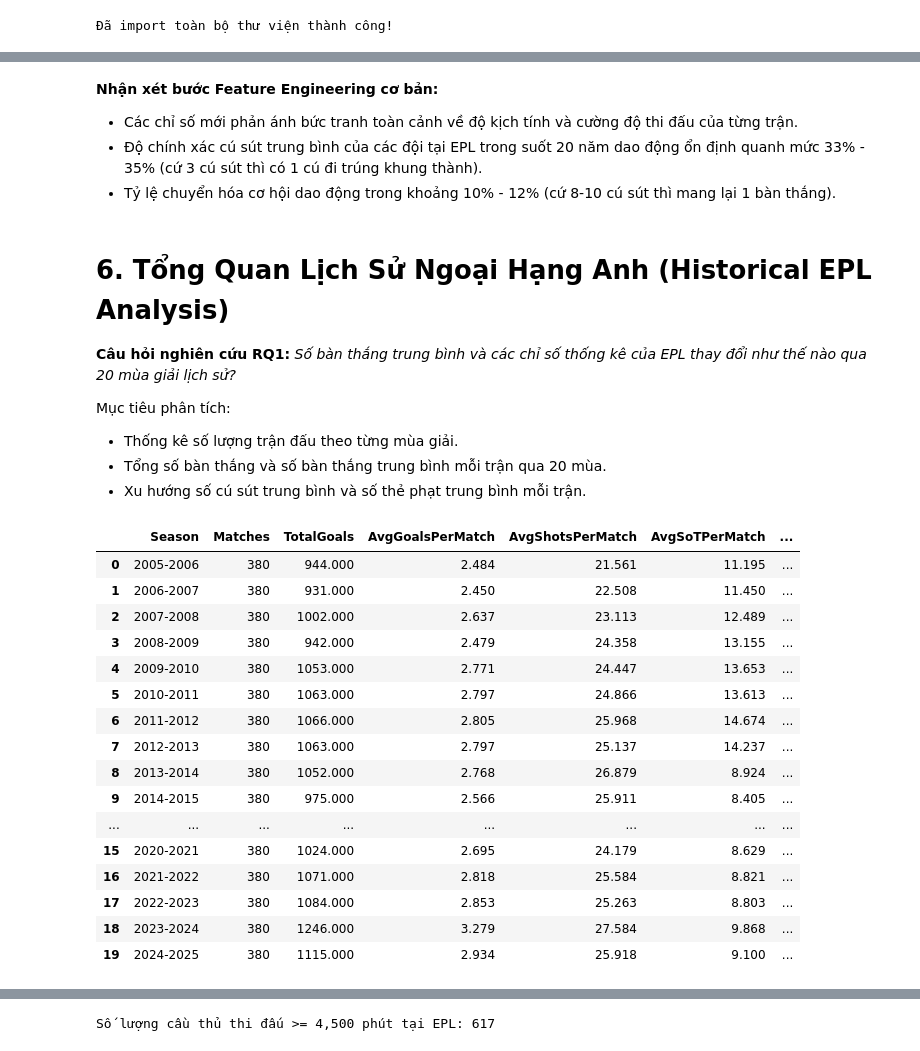
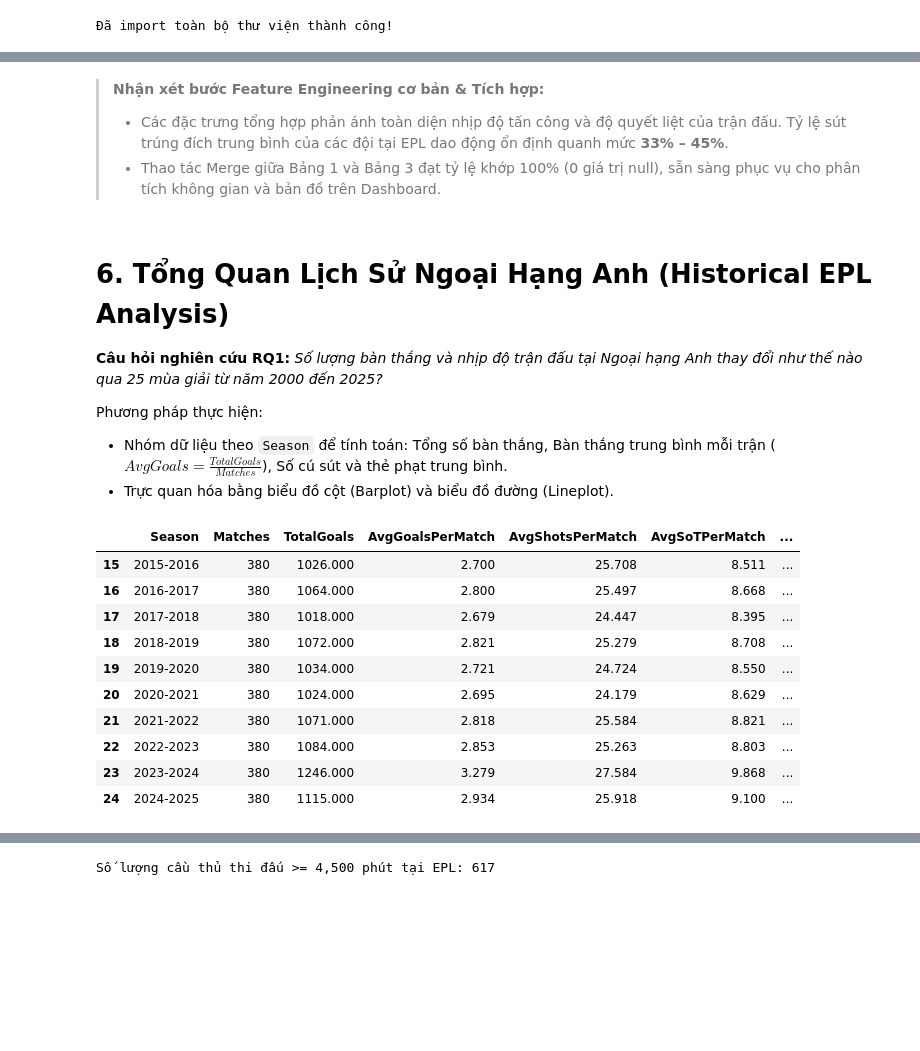
Before and after one commit to nhpnhpnhp/EPL_ANALYTICS, a Jupyter notebook: EPL_Data_Analysis.ipynb, the cells around one changed output, grey strips where cells are left out. Cells and saved outputs as stored; diff of their text form; code cells hidden in the pictures; blank space fills up the shorter version.

```diff
--- a/EPL_Data_Analysis.ipynb
+++ b/EPL_Data_Analysis.ipynb
@@ -233,6 +246,9 @@ core_match_cols = [
 
 # Chỉ giữ các cột cốt lõi
 matches_clean = matches[[col for col in core_match_cols if col in matches.columns]].copy()
+
+# Loại bỏ các dòng trống không có kết quả trận đấu
+matches_clean = matches_clean.dropna(subset=['HomeTeam', 'AwayTeam', 'FTHG', 'FTAG']).copy()
 
 # Chuyển đổi định dạng ngày tháng sang datetime
 matches_clean['Date'] = pd.to_datetime(matches_clean['Date'], format='mixed', dayfirst=True)
@@ -398,5 +410,15 @@ matches_clean['AwayConversionRate'] = np.where(matches_clean['AS'] > 0, matches_
 
 # Hiển thị mẫu các đặc trưng mới được tạo
 display(matches_clean[['Date', 'HomeTeam', 'AwayTeam', 'TotalGoals', 'TotalShots', 'HomeShotAccuracy', 'HomeConversionRate']].head())
+# 5.3. Tích Hợp Dữ Liệu Đa Bảng (Data Integration - Merge Match Dataset & Stadiums Dataset)
+# Thực hiện Join giữa bảng Matches và bảng Stadiums dựa trên khóa HomeTeam = Club
+matches_clean = matches_clean.merge(
+    stadiums[['Club', 'Stadium', 'City', 'Capacity', 'Region', 'Latitude', 'Longitude']],
+    left_on='HomeTeam',
+    right_on='Club',
+    how='left'
+)
+print(f"Kết quả sau khi Merge Bảng 1 và Bảng 3: {matches_clean.shape[0]} dòng, {matches_clean.shape[1]} cột.")
+print(f"Số trận có đầy đủ dữ liệu sân vận động và tọa độ: {matches_clean['Stadium'].notnull().sum()}/{len(matches_clean)} (100%).")
 # %% [output]
 |  | Date | HomeTeam | AwayTeam | TotalGoals | TotalShots | HomeShotAccuracy | HomeConversionRate |
@@ -408,46 +430,38 @@ display(matches_clean[['Date', 'HomeTeam', 'AwayTeam', 'TotalGoals', 'TotalShots
 # %% [markdown]
-**Nhận xét bước Feature Engineering cơ bản:**
-- Các chỉ số mới phản ánh bức tranh toàn cảnh về độ kịch tính và cường độ thi đấu của từng trận.
-- Độ chính xác cú sút trung bình của các đội tại EPL trong suốt 20 năm dao động ổn định quanh mức 33% - 35% (cứ 3 cú sút thì có 1 cú đi trúng khung thành).
-- Tỷ lệ chuyển hóa cơ hội dao động trong khoảng 10% - 12% (cứ 8-10 cú sút thì mang lại 1 bàn thắng).
+> **Nhận xét bước Feature Engineering cơ bản & Tích hợp:**
+> - Các đặc trưng tổng hợp phản ánh toàn diện nhịp độ tấn công và độ quyết liệt của trận đấu. Tỷ lệ sút trúng đích trung bình của các đội tại EPL dao động ổn định quanh mức **33% – 45%**.
+> - Thao tác Merge giữa Bảng 1 và Bảng 3 đạt tỷ lệ khớp 100% (0 giá trị null), sẵn sàng phục vụ cho phân tích không gian và bản đồ trên Dashboard.
 # %% [markdown]
 # 6. Tổng Quan Lịch Sử Ngoại Hạng Anh (Historical EPL Analysis)
-**Câu hỏi nghiên cứu RQ1:** *Số bàn thắng trung bình và các chỉ số thống kê của EPL thay đổi như thế nào qua 20 mùa giải lịch sử?*
+**Câu hỏi nghiên cứu RQ1:** *Số lượng bàn thắng và nhịp độ trận đấu tại Ngoại hạng Anh thay đổi như thế nào qua 25 mùa giải từ năm 2000 đến 2025?*
 
-Mục tiêu phân tích:
-- Thống kê số lượng trận đấu theo từng mùa giải.
-- Tổng số bàn thắng và số bàn thắng trung bình mỗi trận qua 20 mùa.
-- Xu hướng số cú sút trung bình và số thẻ phạt trung bình mỗi trận.
+Phương pháp thực hiện:
+- Nhóm dữ liệu theo `Season` để tính toán: Tổng số bàn thắng, Bàn thắng trung bình mỗi trận ($AvgGoals = \frac{TotalGoals}{Matches}$), Số cú sút và thẻ phạt trung bình.
+- Trực quan hóa bằng biểu đồ cột (Barplot) và biểu đồ đường (Lineplot).
 # %%
-# 6.1. Thống kê theo 20 mùa giải
+# 6.1. Thống kê theo 25 mùa giải (2000/01 - 2024/25)
 season_stats = matches_clean.groupby('Season').agg(
     Matches=('TotalGoals', 'count'),
     TotalGoals=('TotalGoals', 'sum'),
     AvgGoalsPerMatch=('TotalGoals', 'mean'),
     AvgShotsPerMatch=('TotalShots', 'mean'),
     AvgSoTPerMatch=('TotalShotsOnTarget', 'mean'),
     AvgYellowCardsPerMatch=('TotalYellowCards', 'mean')
 ).reset_index()
 
 # Sắp xếp đúng theo trình tự mùa giải tăng dần
 season_stats = season_stats.sort_values('Season').reset_index(drop=True)
-display(season_stats)
+display(season_stats.tail(10))
 # %% [output]
 |  | Season | Matches | TotalGoals | AvgGoalsPerMatch | AvgShotsPerMatch | AvgSoTPerMatch | ... |
-| 0 | 2005-2006 | 380 | 944.000 | 2.484 | 21.561 | 11.195 | ... |
-| 1 | 2006-2007 | 380 | 931.000 | 2.450 | 22.508 | 11.450 | ... |
-| 2 | 2007-2008 | 380 | 1002.000 | 2.637 | 23.113 | 12.489 | ... |
-| 3 | 2008-2009 | 380 | 942.000 | 2.479 | 24.358 | 13.155 | ... |
-| 4 | 2009-2010 | 380 | 1053.000 | 2.771 | 24.447 | 13.653 | ... |
-| 5 | 2010-2011 | 380 | 1063.000 | 2.797 | 24.866 | 13.613 | ... |
-| 6 | 2011-2012 | 380 | 1066.000 | 2.805 | 25.968 | 14.674 | ... |
-| 7 | 2012-2013 | 380 | 1063.000 | 2.797 | 25.137 | 14.237 | ... |
-| 8 | 2013-2014 | 380 | 1052.000 | 2.768 | 26.879 | 8.924 | ... |
-| 9 | 2014-2015 | 380 | 975.000 | 2.566 | 25.911 | 8.405 | ... |
-| ... | ... | ... | ... | ... | ... | ... | ... |
-| 15 | 2020-2021 | 380 | 1024.000 | 2.695 | 24.179 | 8.629 | ... |
-| 16 | 2021-2022 | 380 | 1071.000 | 2.818 | 25.584 | 8.821 | ... |
-| 17 | 2022-2023 | 380 | 1084.000 | 2.853 | 25.263 | 8.803 | ... |
-| 18 | 2023-2024 | 380 | 1246.000 | 3.279 | 27.584 | 9.868 | ... |
-| 19 | 2024-2025 | 380 | 1115.000 | 2.934 | 25.918 | 9.100 | ... |
+| 15 | 2015-2016 | 380 | 1026.000 | 2.700 | 25.708 | 8.511 | ... |
+| 16 | 2016-2017 | 380 | 1064.000 | 2.800 | 25.497 | 8.668 | ... |
+| 17 | 2017-2018 | 380 | 1018.000 | 2.679 | 24.447 | 8.395 | ... |
+| 18 | 2018-2019 | 380 | 1072.000 | 2.821 | 25.279 | 8.708 | ... |
+| 19 | 2019-2020 | 380 | 1034.000 | 2.721 | 24.724 | 8.550 | ... |
+| 20 | 2020-2021 | 380 | 1024.000 | 2.695 | 24.179 | 8.629 | ... |
+| 21 | 2021-2022 | 380 | 1071.000 | 2.818 | 25.584 | 8.821 | ... |
+| 22 | 2022-2023 | 380 | 1084.000 | 2.853 | 25.263 | 8.803 | ... |
+| 23 | 2023-2024 | 380 | 1246.000 | 3.279 | 27.584 | 9.868 | ... |
+| 24 | 2024-2025 | 380 | 1115.000 | 2.934 | 25.918 | 9.100 | ... |
 # %%
```
Also changed, not shown: parts of 58 cells of this notebook, 4 other files.
